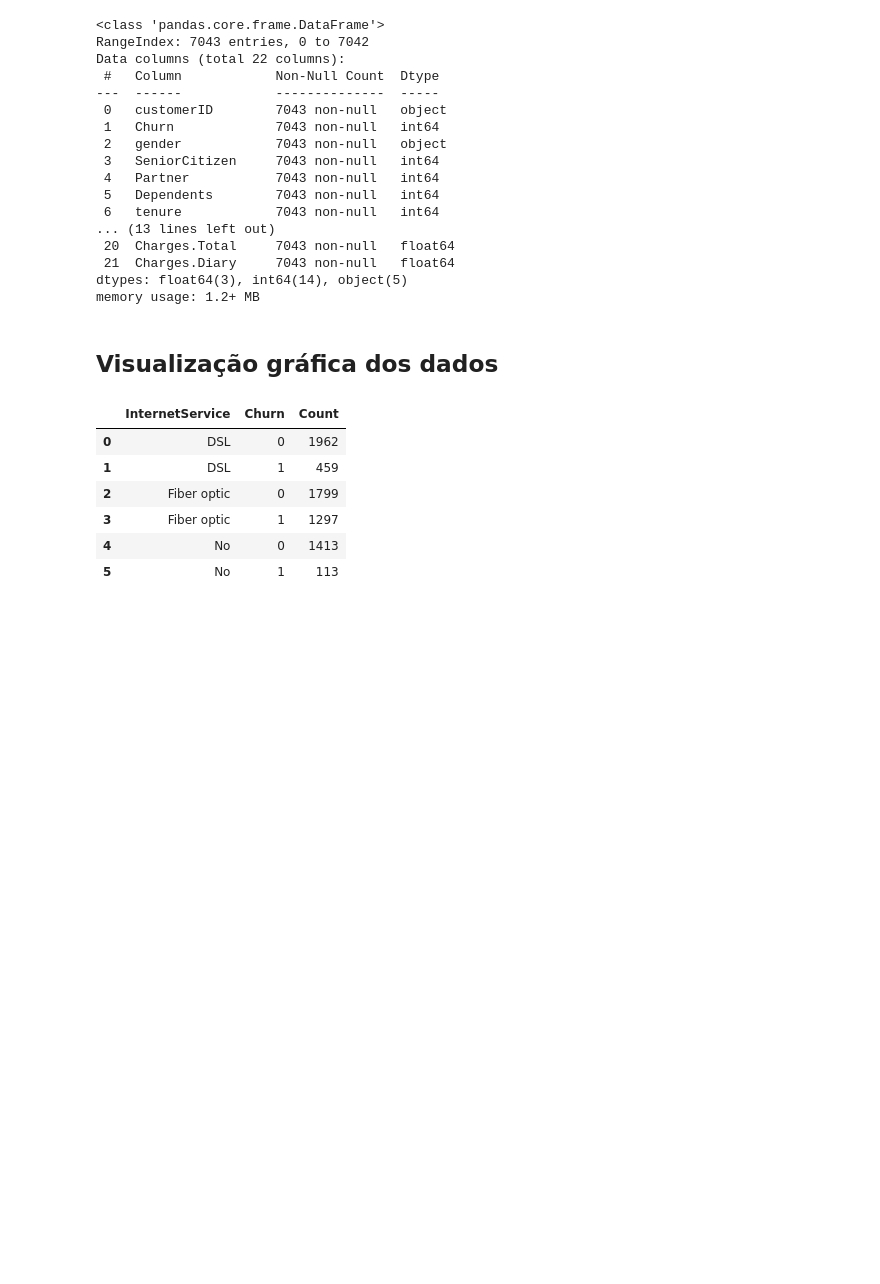
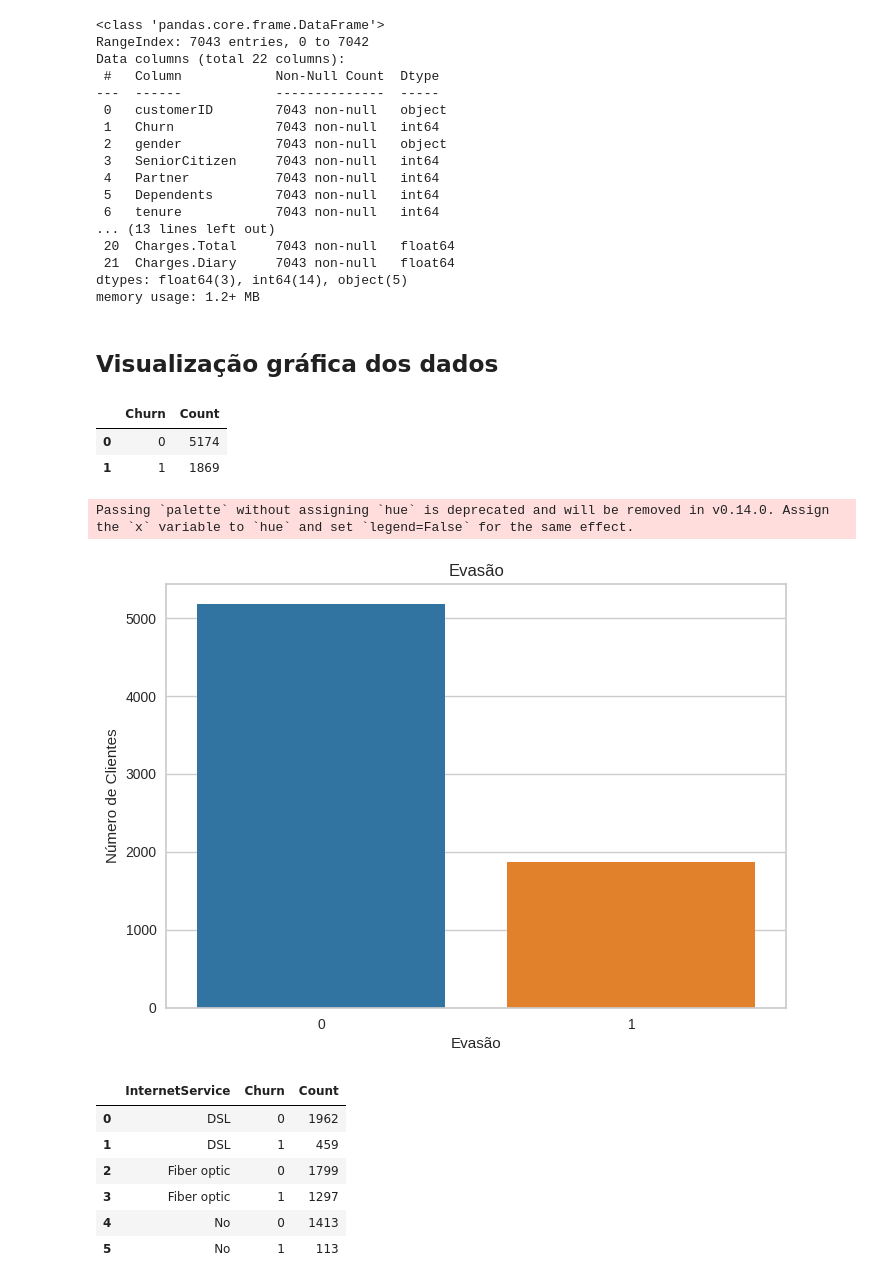
Before and after one commit to AntonioBMesquita/Challenge-Telecomx-2, a Jupyter notebook: TelecomX_parte_2.ipynb, the cells around one changed output. Saved outputs shown, nothing was run; the diff lists cells and outputs as text; code cells hidden in the pictures; blank space fills up the shorter version.

```diff
--- a/TelecomX_parte_2.ipynb
+++ b/TelecomX_parte_2.ipynb
@@ -64,6 +64,23 @@ dtypes: float64(3), int64(14), object(5)
 memory usage: 1.2+ MB
 # %% [markdown]
 ## Visualização gráfica dos dados
+# %%
+evasao = dados['Churn'].value_counts().reset_index()
+evasao.columns = ['Churn', 'Count']
+evasao
+# %% [output]
+|  | Churn | Count |
+| 0 | 0 | 5174 |
+| 1 | 1 | 1869 |
+# %%
+sns.barplot(x='Churn', y='Count', data=evasao, palette='tab10')
+plt.title('Evasão')
+plt.xlabel('Evasão')
+plt.ylabel('Número de Clientes')
+plt.show()
+# %% [output]
+Passing `palette` without assigning `hue` is deprecated and will be removed in v0.14.0. Assign the `x` variable to `hue` and set `legend=False` for the same effect.
+[figure, added]
 # %%
 tipo_internet = dados.groupby('InternetService')['Churn'].value_counts().reset_index()
 tipo_internet.columns = ['InternetService', 'Churn', 'Count']
```
Also changed, not shown: parts of 7 cells of this notebook.
